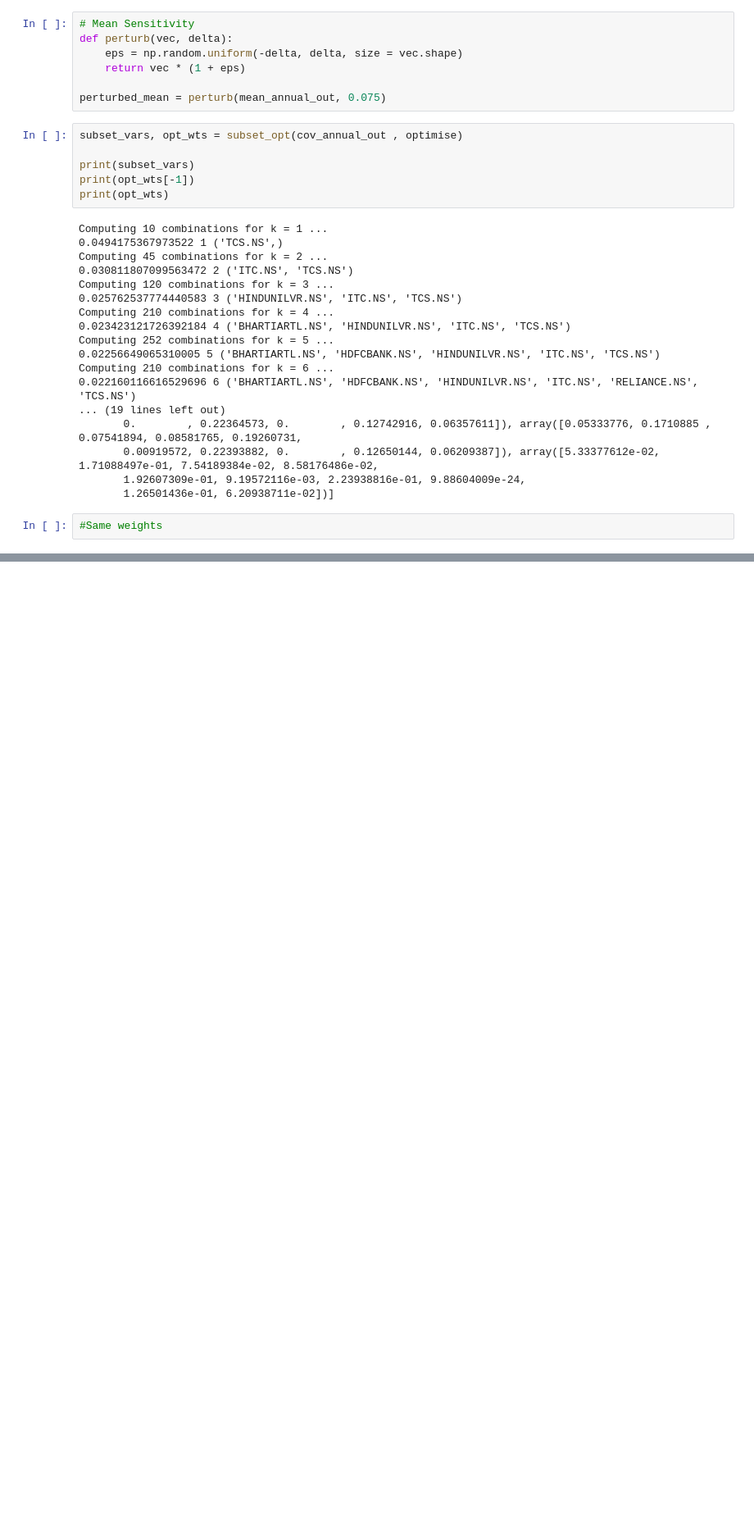
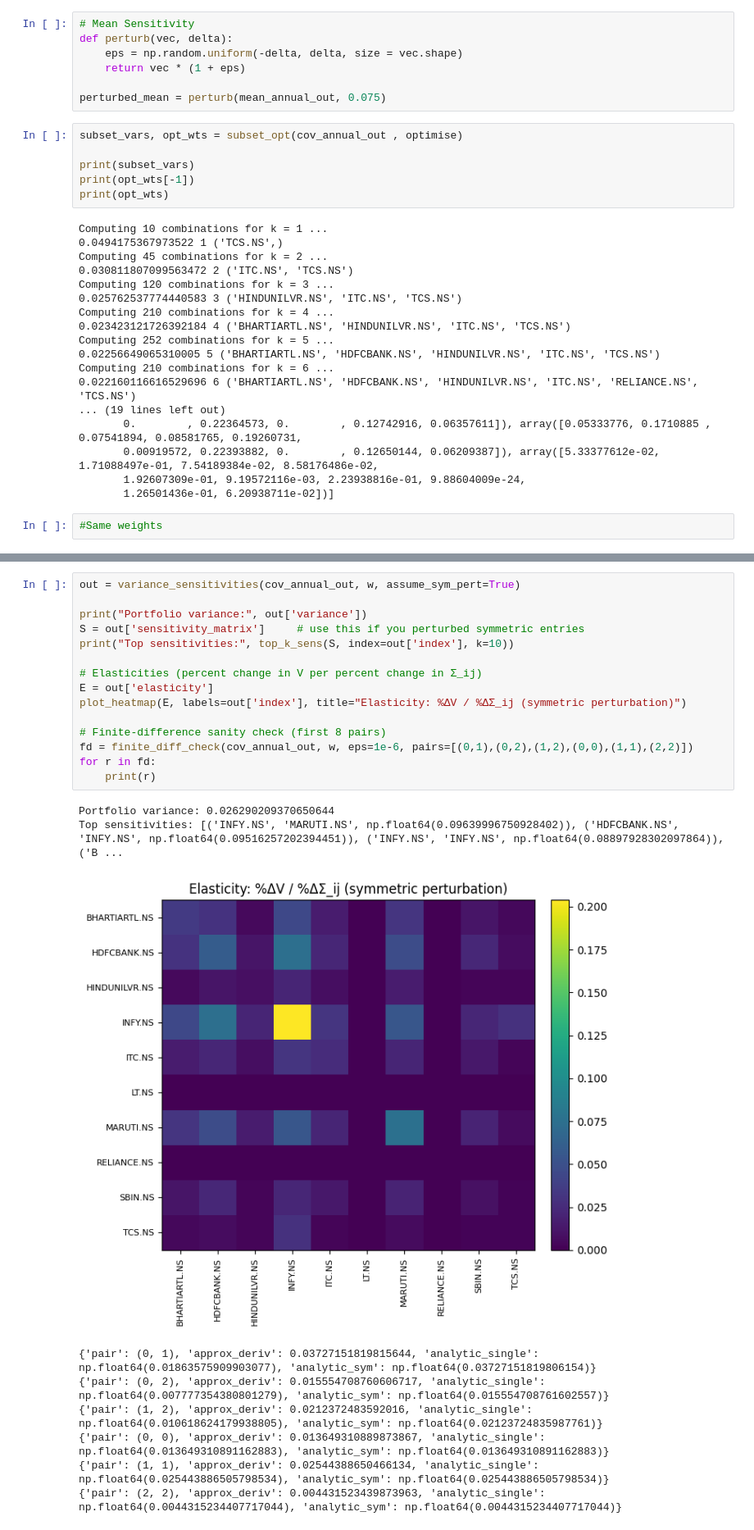
Before and after one commit to manishseervi-iisc/faa_project, a Jupyter notebook: Downloads/FAA/Ass2.ipynb, the cells around one changed output, grey strips where cells are left out. Shown at 82% size. Cells and saved outputs as stored; diff of their text form; blank space fills up the shorter version.

```diff
--- a/Downloads/FAA/Ass2.ipynb
+++ b/Downloads/FAA/Ass2.ipynb
@@ -549,0 +701,25 @@ Computing 1 combinations for k = 10 ...
+# %%
+out = variance_sensitivities(cov_annual_out, w, assume_sym_pert=True)
+
+print("Portfolio variance:", out['variance'])
+S = out['sensitivity_matrix']     # use this if you perturbed symmetric entries
+print("Top sensitivities:", top_k_sens(S, index=out['index'], k=10))
+
+# Elasticities (percent change in V per percent change in Σ_ij)
+E = out['elasticity']
+plot_heatmap(E, labels=out['index'], title="Elasticity: %ΔV / %ΔΣ_ij (symmetric perturbation)")
+
+# Finite-difference sanity check (first 8 pairs)
+fd = finite_diff_check(cov_annual_out, w, eps=1e-6, pairs=[(0,1),(0,2),(1,2),(0,0),(1,1),(2,2)])
+for r in fd:
+    print(r)
+# %% [output]
+Portfolio variance: 0.026290209370650644
+Top sensitivities: [('INFY.NS', 'MARUTI.NS', np.float64(0.09639996750928402)), ('HDFCBANK.NS', 'INFY.NS', np.float64(0.09516257202394451)), ('INFY.NS', 'INFY.NS', np.float64(0.08897928302097864)), ('B ...
+[figure, added]
+{'pair': (0, 1), 'approx_deriv': 0.03727151819815644, 'analytic_single': np.float64(0.01863575909903077), 'analytic_sym': np.float64(0.03727151819806154)}
+{'pair': (0, 2), 'approx_deriv': 0.015554708760606717, 'analytic_single': np.float64(0.007777354380801279), 'analytic_sym': np.float64(0.015554708761602557)}
+{'pair': (1, 2), 'approx_deriv': 0.0212372483592016, 'analytic_single': np.float64(0.010618624179938805), 'analytic_sym': np.float64(0.02123724835987761)}
+{'pair': (0, 0), 'approx_deriv': 0.013649310889873867, 'analytic_single': np.float64(0.013649310891162883), 'analytic_sym': np.float64(0.013649310891162883)}
+{'pair': (1, 1), 'approx_deriv': 0.02544388650466134, 'analytic_single': np.float64(0.025443886505798534), 'analytic_sym': np.float64(0.025443886505798534)}
+{'pair': (2, 2), 'approx_deriv': 0.004431523439873963, 'analytic_single': np.float64(0.0044315234407717044), 'analytic_sym': np.float64(0.0044315234407717044)}
```
Also changed, not shown: parts of 3 cells of this notebook.
